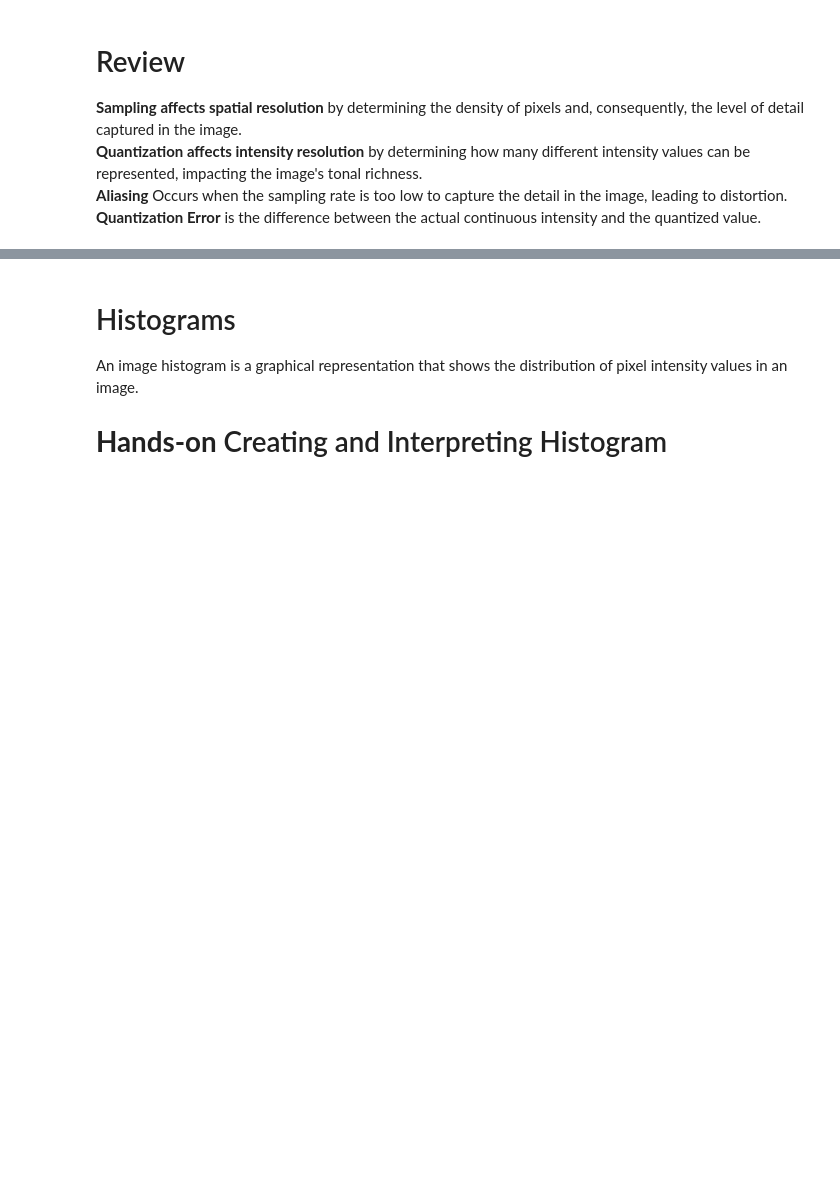
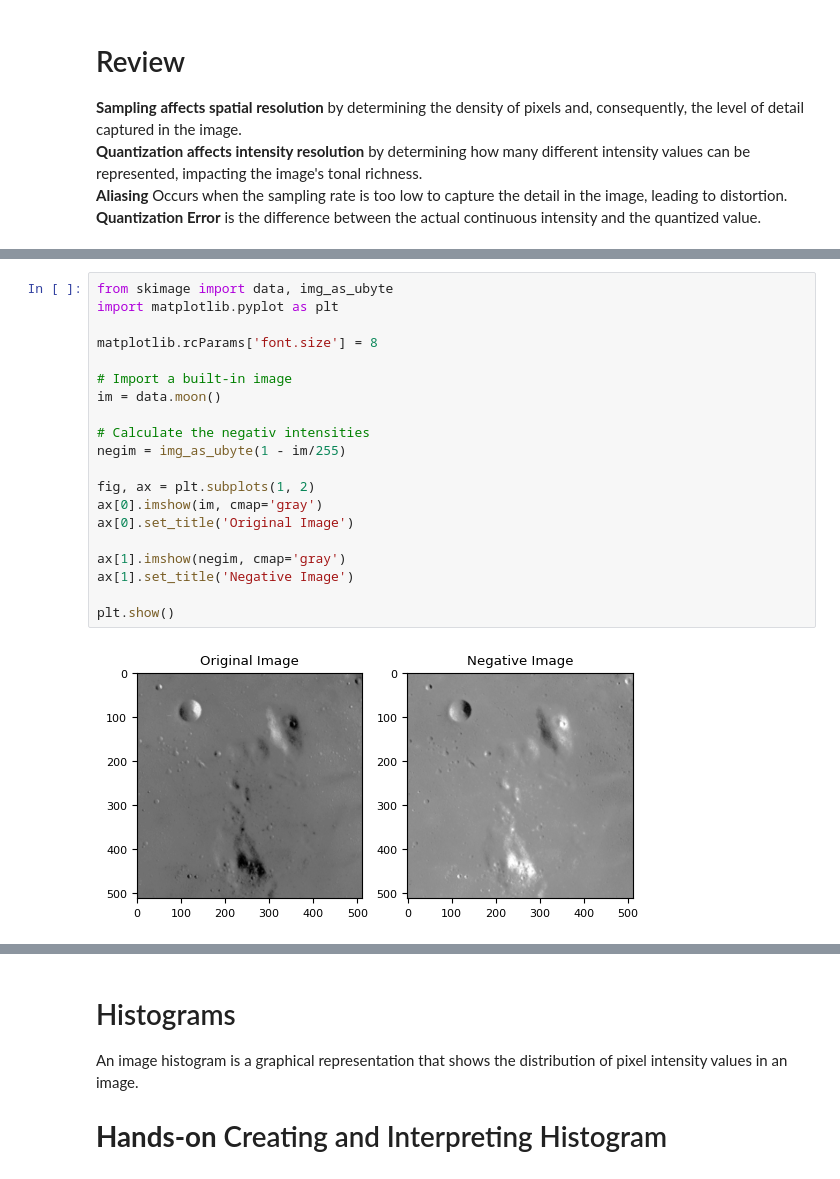
Before and after one commit to qassasahmed/ip, a Jupyter notebook: LABS2425/2/ip_lab_2.ipynb, the cells around one changed output, grey strips where cells are left out. Saved outputs shown, nothing was run; the diff lists cells and outputs as text; blank space fills up the shorter version.

```diff
--- a/LABS2425/2/ip_lab_2.ipynb
+++ b/LABS2425/2/ip_lab_2.ipynb
@@ -11,0 +24,22 @@ Autumn 2024-25
+# %%
+from skimage import data, img_as_ubyte
+import matplotlib.pyplot as plt
+
+matplotlib.rcParams['font.size'] = 8
+
+# Import a built-in image
+im = data.moon()
+
+# Calculate the negativ intensities
+negim = img_as_ubyte(1 - im/255)
+
+fig, ax = plt.subplots(1, 2)
+ax[0].imshow(im, cmap='gray')
+ax[0].set_title('Original Image')
+
+ax[1].imshow(negim, cmap='gray')
+ax[1].set_title('Negative Image')
+
+plt.show()
+# %% [output]
+[figure, added]
```
Also changed, not shown: parts of 9 cells of this notebook.
